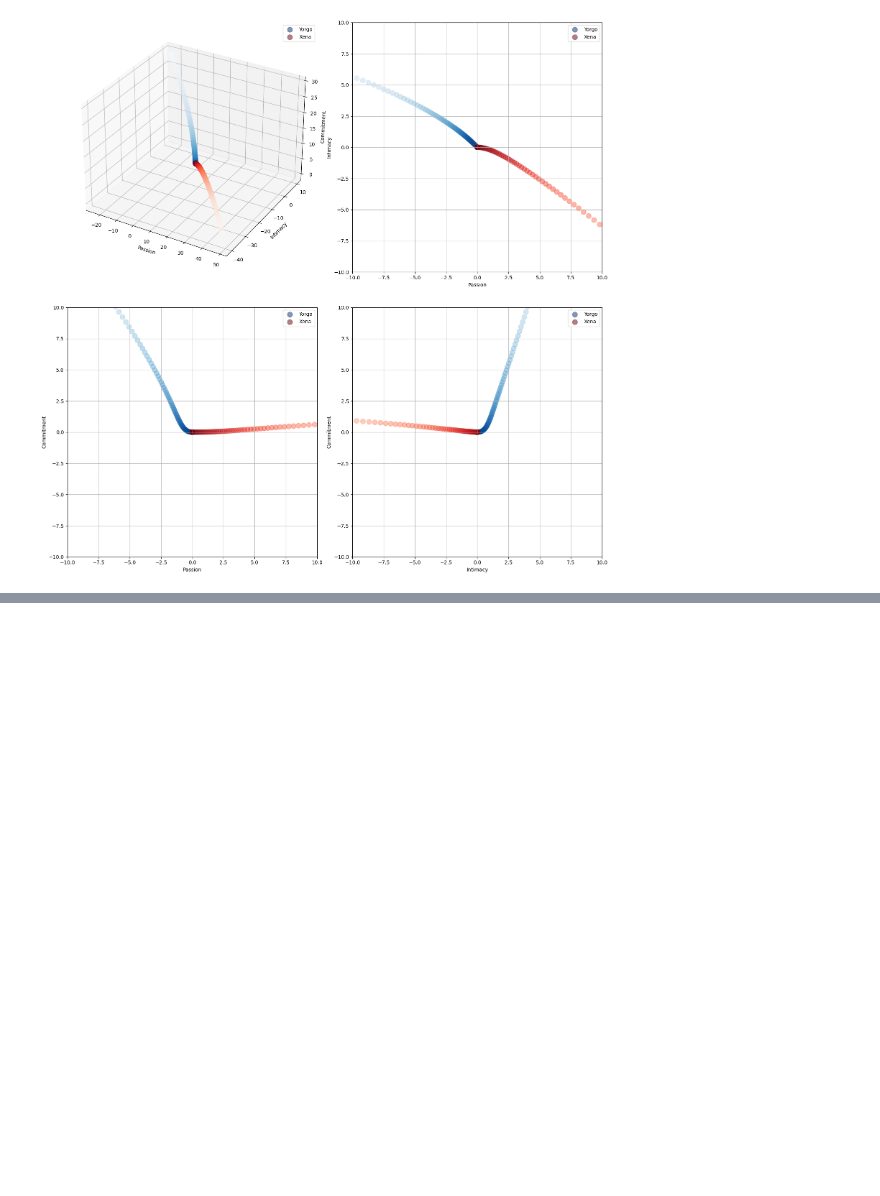
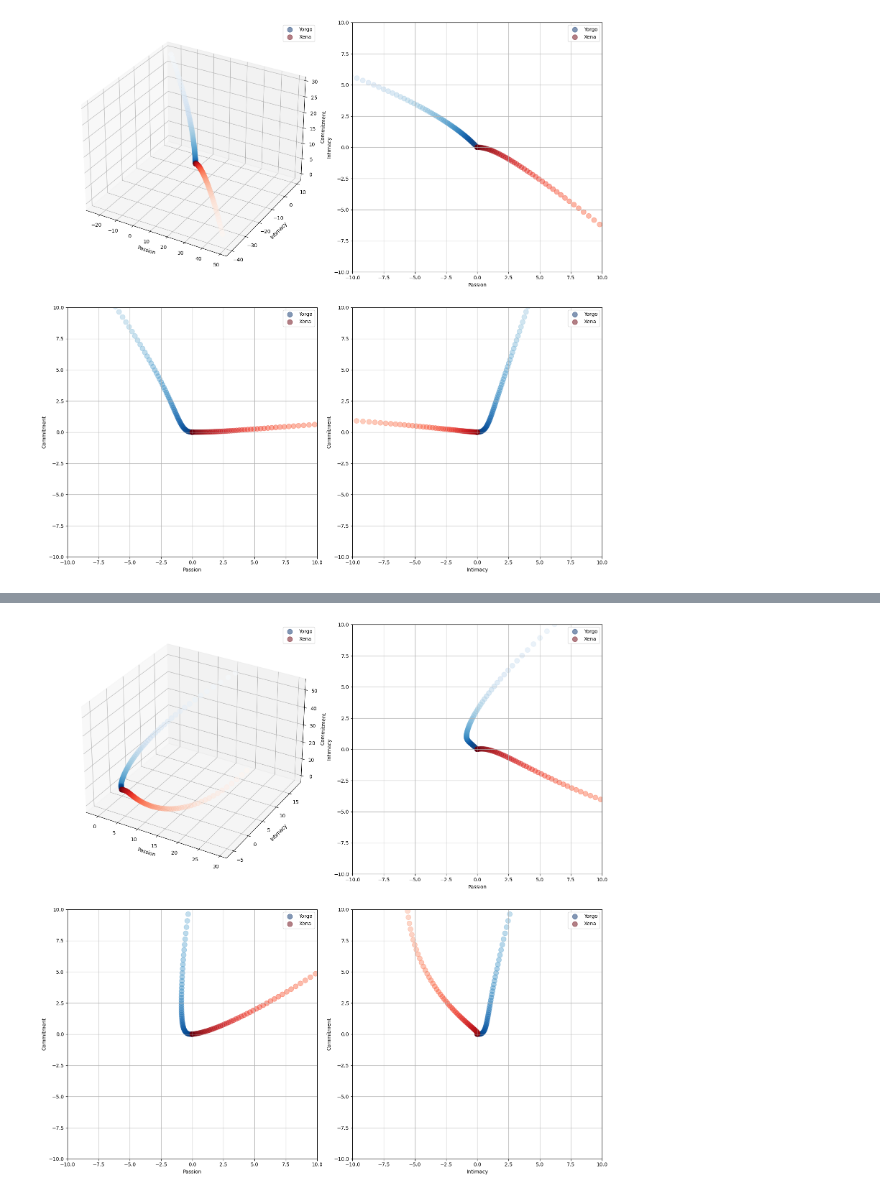
Before and after one commit to sandor-battaglini-fischer/complex-system-simulation, a Jupyter notebook: love_ipc_2.ipynb, the cells around one changed output, grey strips where cells are left out. Cells and saved outputs as stored; diff of their text form; code cells hidden in the pictures; blank space fills up the shorter version.

```diff
--- a/love_ipc_2.ipynb
+++ b/love_ipc_2.ipynb
@@ -158,2 +190,88 @@ update_plot()
 # %% [output]
 [figure]
+# %%
+import time
+
+def random_variation(param, lower=-1, upper=1, step=0.05):
+    # Randomly vary a parameter within the specified range
+    new_param = param + np.random.choice([-step, step])
+    if new_param < lower or new_param > upper:
+        new_param = param - np.random.choice([-step, step])
+    return new_param
+
+# Function to update all parameters
+def update_parameters():
+    global axx, axy, bxx, bxy, cxx, cxy, dxx, dxy
+    global ayy, ayx, byy, byx, cyy, cyx, dyy, dyx
+    global fxy, fyx, gxy, gyx, hxy, hyx
+    global lxx, lxy, lyy, lyx, mxx, mxy, myy, myx
+    global nxx, nxy, nyy, nyx, oxx, oxy, oyy, oyx, pxx, pxy, pyx, pyy
+
+    axx = random_variation(axx)
+    axy = random_variation(axy)
+    bxx = random_variation(bxx)
+    bxy = random_variation(bxy)
+    cxx = random_variation(cxx)
+    cxy = random_variation(cxy)
+    dxx = random_variation(dxx)
+    dxy = random_variation(dxy)
+    ayy = random_variation(ayy)
+    ayx = random_variation(ayx)
+    byy = random_variation(byy)
+    byx = random_variation(byx)
+    cyy = random_variation(cyy)
+    cyx = random_variation(cyx)
+    dyy = random_variation(dyy)
+    dyx = random_variation(dyx)
+    fxy = random_variation(fxy)
+    fyx = random_variation(fyx)
+    gxy = random_variation(gxy)
+    gyx = random_variation(gyx)
+    hxy = random_variation(hxy)
+    hyx = random_variation(hyx)
+    lxx = random_variation(lxx)
+    lxy = random_variation(lxy)
+    lyy = random_variation(lyy)
+    lyx = random_variation(lyx)
+    mxx = random_variation(mxx)
+    mxy = random_variation(mxy)
+    myy = random_variation(myy)
+    myx = random_variation(myx)
+
+    nxx = random_variation(nxx)
+    nxy = random_variation(nxy)
+    nyy = random_variation(nyy)
+    nyx = random_variation(nyx)
+    oxx = random_variation(oxx)
+    oxy = random_variation(oxy)
+    oyy = random_variation(oyy)
+    oyx = random_variation(oyx)
+    pxx = random_variation(pxx)
+    pxy = random_variation(pxy)
+    pyx = random_variation(pyx)
+    pyy = random_variation(pyy)
+
+def main_animation_loop(duration=10):
+    # Set up the initial plot
+    plt.ion()
+    fig = plt.figure(figsize=(16, 16))
+
+    start_time = time.time()
+    while time.time() - start_time < duration:
+        frame_start_time = time.time()
+
+        update_parameters()
+        sol = calculateODE()
+        update_plot()
+
+        plt.draw()
+        plt.pause(0.001)  # Short pause to update the plot
+
+        frame_time = time.time() - frame_start_time
+        time.sleep(max(1/30 - frame_time, 0))  # Control FPS
+
+    plt.ioff()
+
+# Run the animation
+main_animation_loop(duration=10)
+# %% [output]
@@ -159,0 +279 @@ update_plot()
+[figure, added]
```
Also changed, not shown: parts of 2 cells of this notebook, 5 other files.
